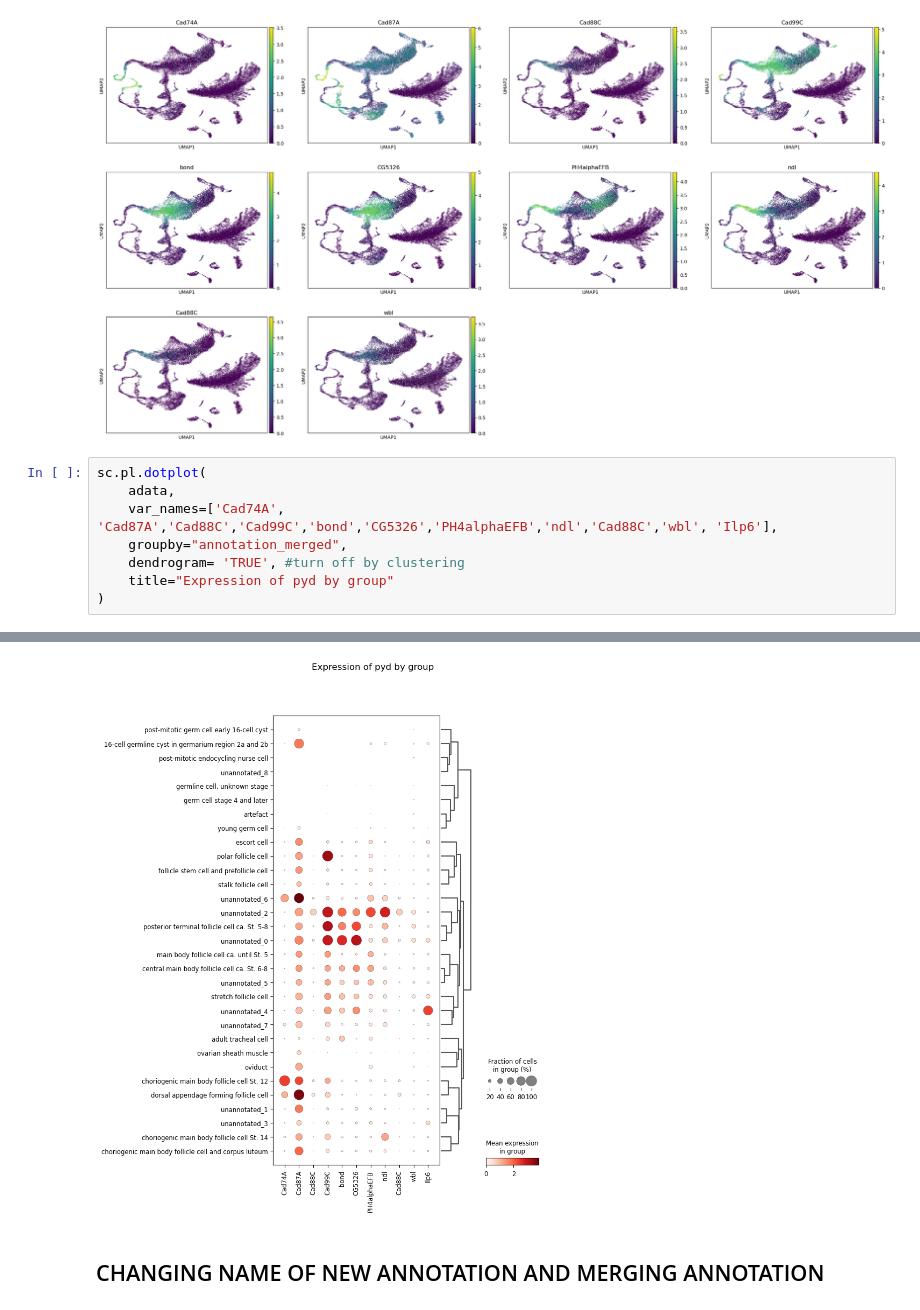
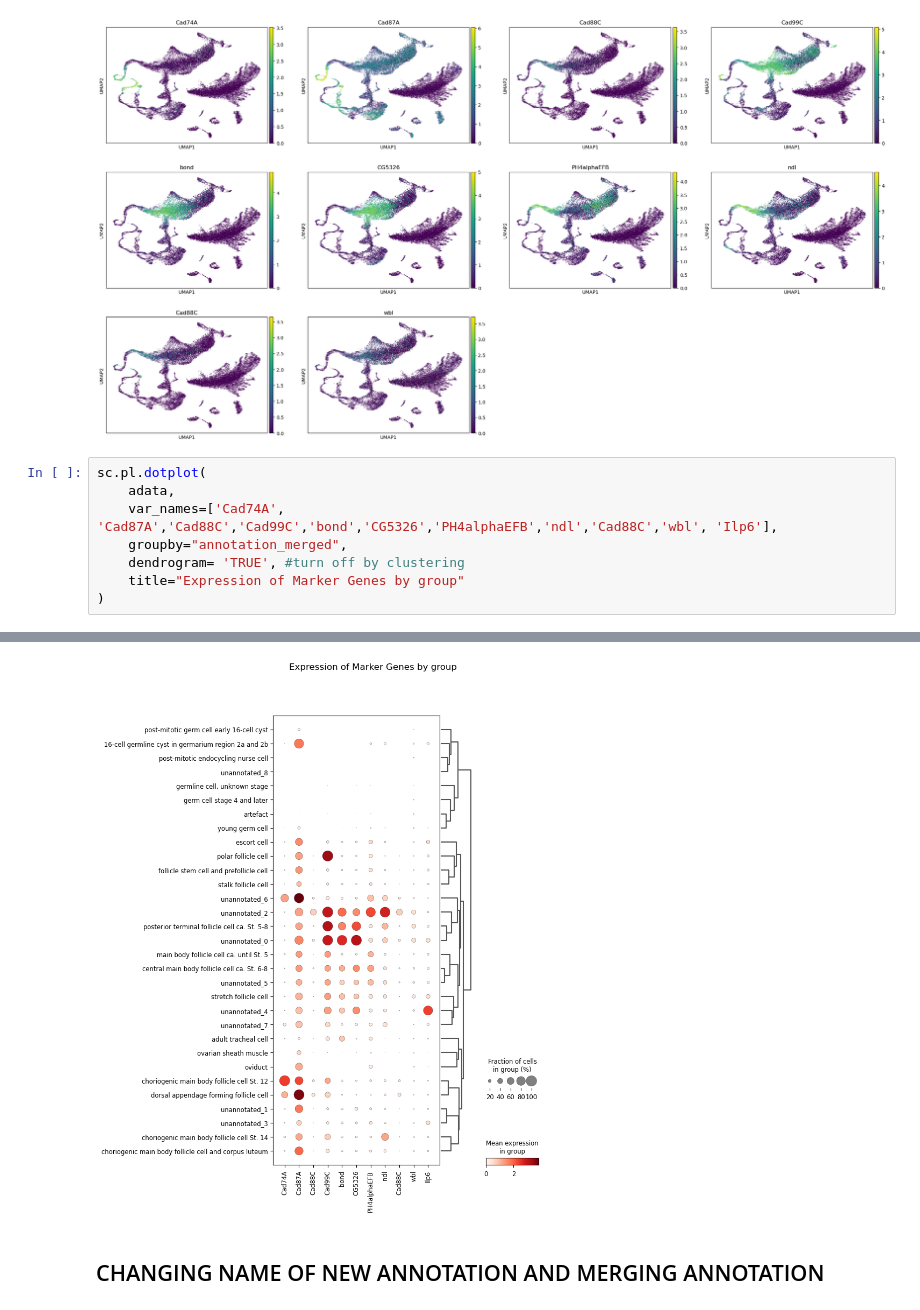
Before and after one commit to meneller/Remaping-FlyCellAtlas, a Jupyter notebook: Remaping-Fly Cell Atlas.ipynb, the cells around one changed output, grey strips where cells are left out. Saved outputs shown, nothing was run; the diff lists cells and outputs as text.

```diff
--- a/Remaping-Fly Cell Atlas.ipynb
+++ b/Remaping-Fly Cell Atlas.ipynb
@@ -148,6 +150,6 @@ sc.pl.dotplot(
     var_names=['Cad74A', 'Cad87A','Cad88C','Cad99C','bond','CG5326','PH4alphaEFB','ndl','Cad88C','wbl', 'Ilp6'],
     groupby="annotation_merged",
     dendrogram= 'TRUE', #turn off by clustering
-    title="Expression of pyd by group"
+    title="Expression of Marker Genes by group"
 )
 # %% [output]
@@ -155,4 +156,4 @@ WARNING: dendrogram data not found (using key=TRUE). Running `sc.tl.dendrogram`
-[figure, old version]
+[figure, new version]
 # %% [markdown]
 ## CHANGING NAME OF NEW ANNOTATION AND MERGING ANNOTATION
 # %%
```
Also changed, not shown: parts of 6 cells of this notebook.
